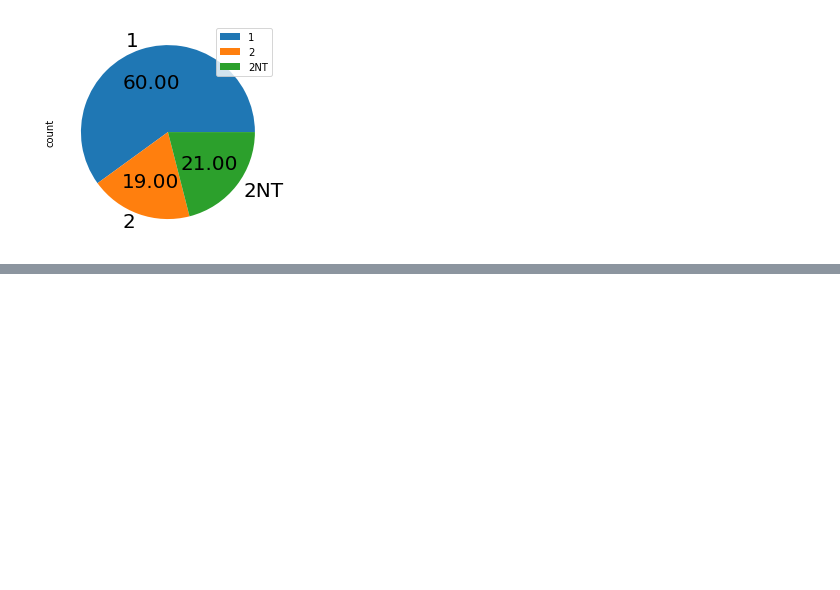
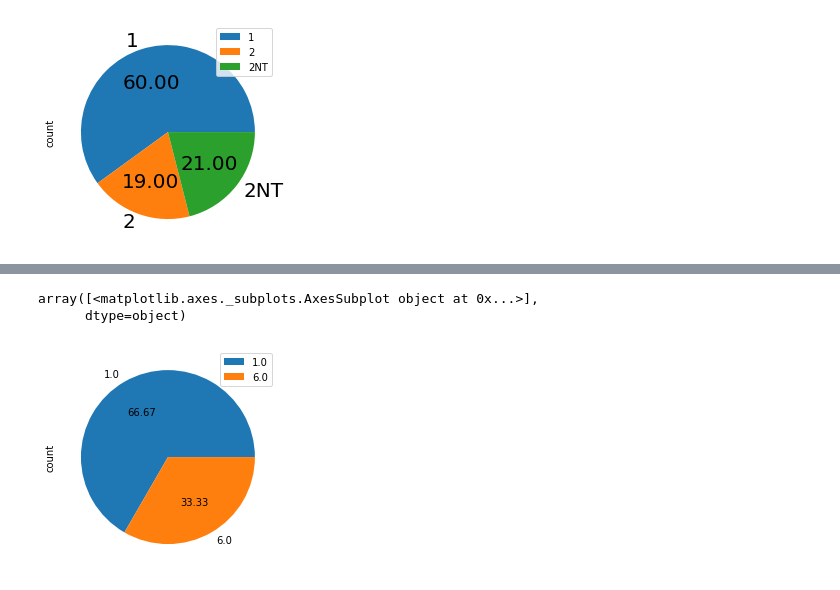
Before and after one commit to dangnhan-6426/NHAPMONPHANTICHDULIEUHOCSAU, a Jupyter notebook: Lab_2_Homework.ipynb, the cells around one changed output, grey strips where cells are left out. Drawn from its saved outputs; the diff is of its cells as text; code cells hidden in the pictures; blank space fills up the shorter version.

```diff
--- a/Lab_2_Homework.ipynb
+++ b/Lab_2_Homework.ipynb
@@ -180,0 +198,11 @@ array([<matplotlib.axes._subplots.AxesSubplot object at 0x...>],
+# %%
+#Hãy trình bày dữ liệu lần lượt các biến DH1, DH2, DH3 lớn hơn bằng 5.0 và thuộc khu vực 2NT
+StaDT = df.groupby("DT")["DT"].agg(["count"])
+StaDT.plot.pie(
+    autopct="%.2f",
+    subplots=True,
+    figsize=(8, 4))
+# %% [output]
+array([<matplotlib.axes._subplots.AxesSubplot object at 0x...>],
+      dtype=object)
+[figure, added]
```
Also changed, not shown: parts of 12 cells of this notebook.
